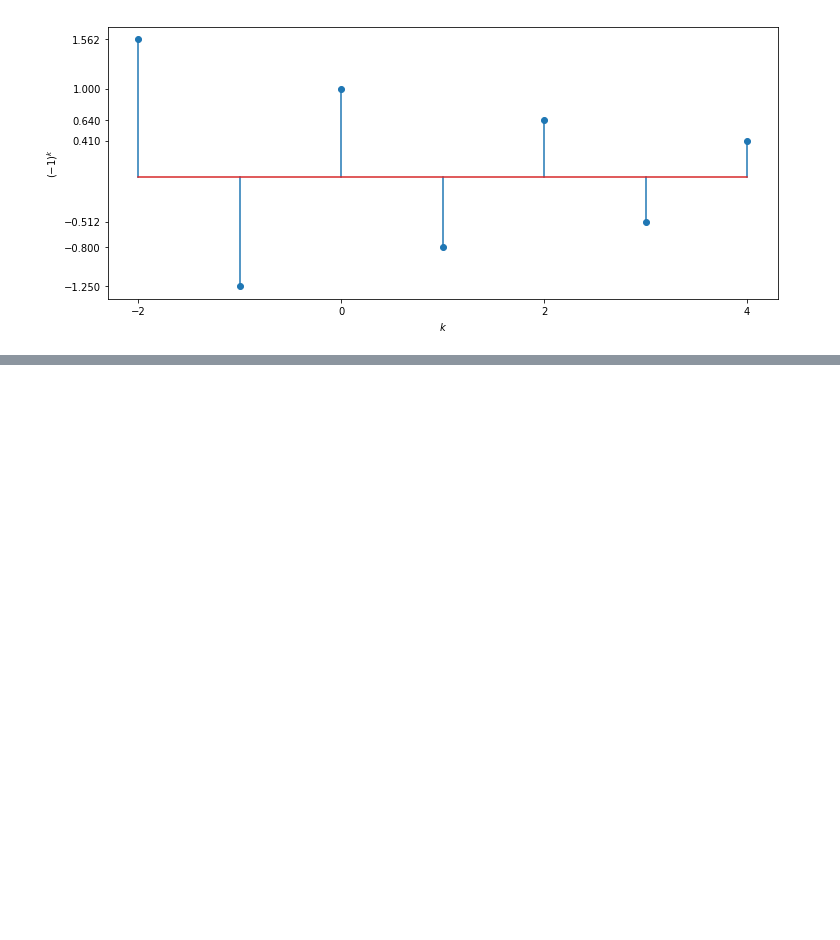
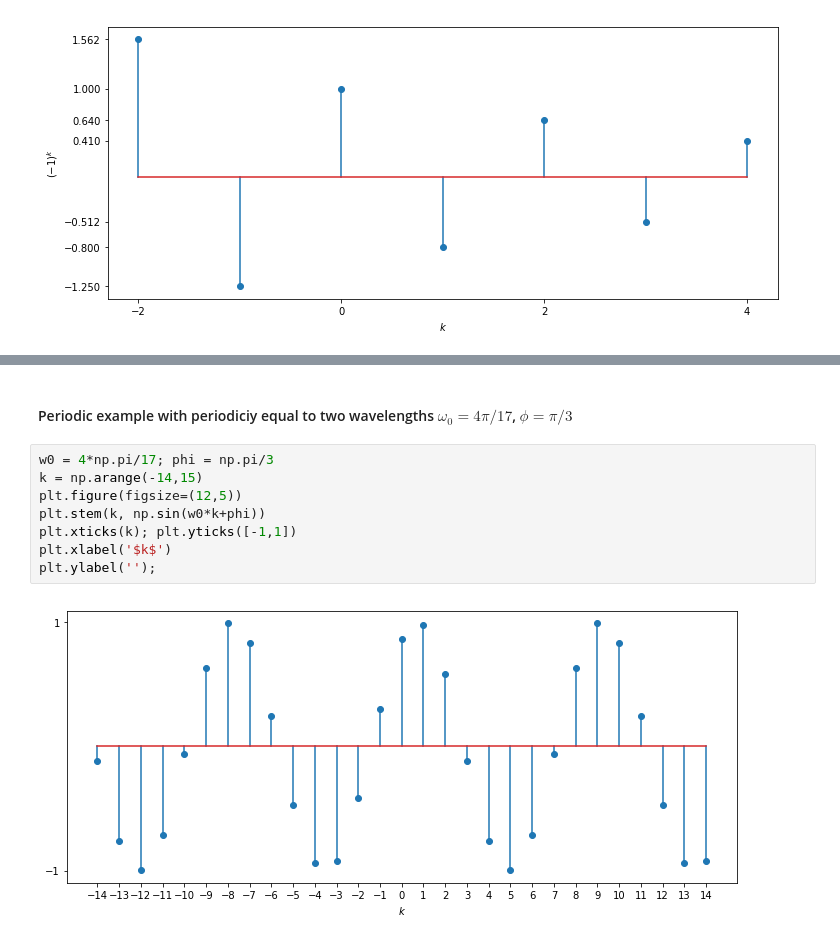
Before and after one commit to kjartan-at-tec/mr2007-computerized-control, a Jupyter notebook: discrete-time-systems/notebooks/Basic-dt-signals.ipynb, the cells around one changed output, grey strips where cells are left out. Cells and saved outputs as stored; diff of their text form; blank space fills up the shorter version.

```diff
--- a/discrete-time-systems/notebooks/Basic-dt-signals.ipynb
+++ b/discrete-time-systems/notebooks/Basic-dt-signals.ipynb
@@ -135 +160,13 @@ plt.ylabel('');
+# %% [markdown]
+#### Periodic example with periodiciy equal to two wavelengths $\omega_0 = 4\pi/17$, $\phi=\pi/3$
+# %%
+w0 = 4*np.pi/17; phi = np.pi/3
+k = np.arange(-14,15)
+plt.figure(figsize=(12,5))
+plt.stem(k, np.sin(w0*k+phi))
+plt.xticks(k); plt.yticks([-1,1])
+plt.xlabel('$k$')
+plt.ylabel('');
+# %% [output]
+[figure, added]
 # %% [markdown]
```
Also changed, not shown: parts of 12 cells of this notebook.
